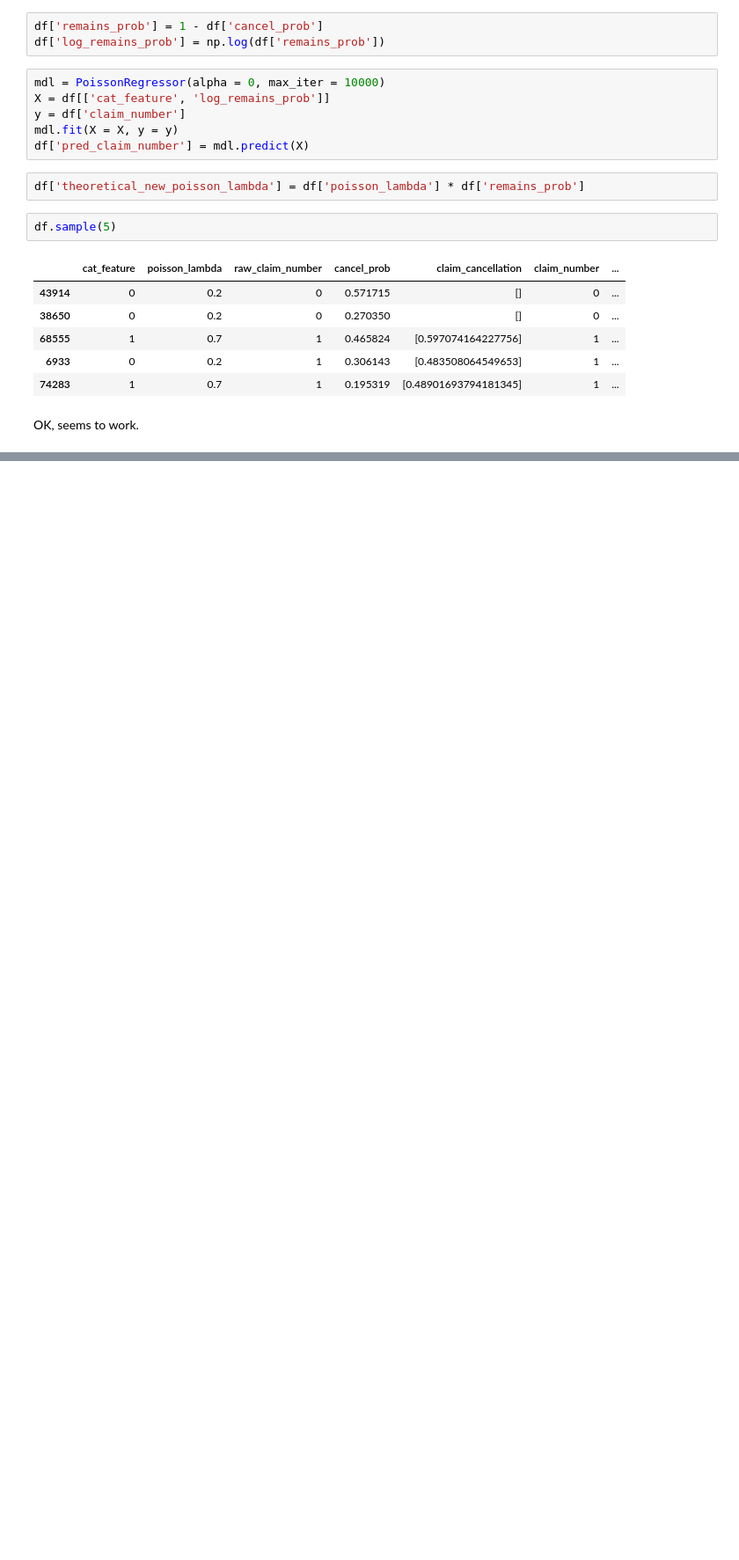
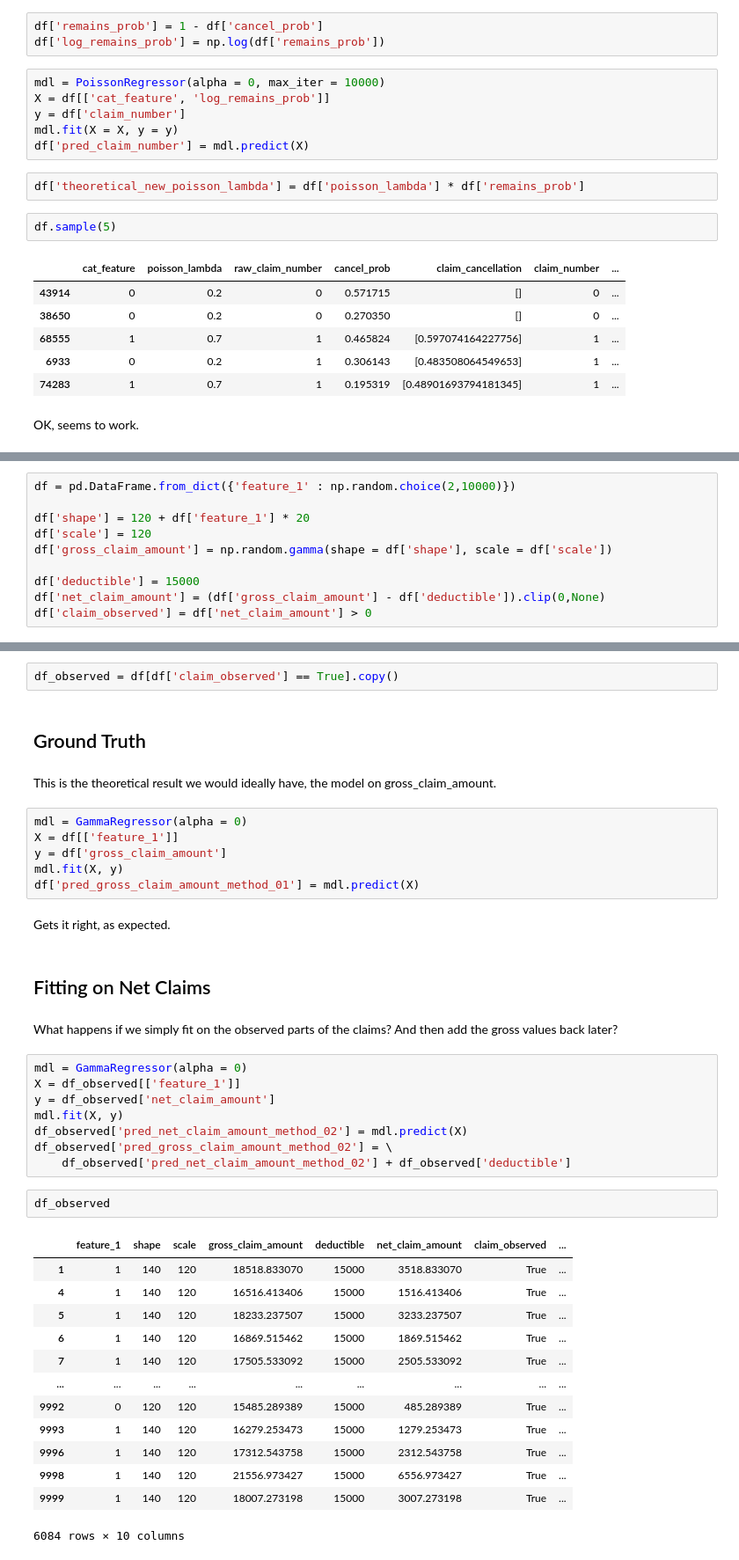
Before and after one commit to MatePocs/insurance, a Jupyter notebook: notebooks/deductibles.ipynb, the cells around one changed output, grey strips where cells are left out. Shown: that part at 88% size. Cells and saved outputs as stored; diff of their text form; blank space fills up the shorter version.

```diff
--- a/notebooks/deductibles.ipynb
+++ b/notebooks/deductibles.ipynb
@@ -197,0 +200,10 @@ OK, seems to work.
+# %%
+df = pd.DataFrame.from_dict({'feature_1' : np.random.choice(2,10000)})
+
+df['shape'] = 120 + df['feature_1'] * 20
+df['scale'] = 120
+df['gross_claim_amount'] = np.random.gamma(shape = df['shape'], scale = df['scale'])
+
+df['deductible'] = 15000
+df['net_claim_amount'] = (df['gross_claim_amount'] - df['deductible']).clip(0,None)
+df['claim_observed'] = df['net_claim_amount'] > 0
@@ -197,0 +220,42 @@ OK, seems to work.
+# %%
+df_observed = df[df['claim_observed'] == True].copy()
+# %% [markdown]
+## Ground Truth
+# %% [markdown]
+This is the theoretical result we would ideally have, the model on gross_claim_amount.
+# %%
+mdl = GammaRegressor(alpha = 0)
+X = df[['feature_1']]
+y = df['gross_claim_amount']
+mdl.fit(X, y)
+df['pred_gross_claim_amount_method_01'] = mdl.predict(X)
+# %% [markdown]
+Gets it right, as expected.
+# %% [markdown]
+## Fitting on Net Claims
+# %% [markdown]
+What happens if we simply fit on the observed parts of the claims? And then add the gross values back later?
+# %%
+mdl = GammaRegressor(alpha = 0)
+X = df_observed[['feature_1']]
+y = df_observed['net_claim_amount']
+mdl.fit(X, y)
+df_observed['pred_net_claim_amount_method_02'] = mdl.predict(X)
+df_observed['pred_gross_claim_amount_method_02'] = \
+    df_observed['pred_net_claim_amount_method_02'] + df_observed['deductible']
+# %%
+df_observed
+# %% [output]
+|  | feature_1 | shape | scale | gross_claim_amount | deductible | net_claim_amount | claim_observed | ... |
+| 1 | 1 | 140 | 120 | 18518.833070 | 15000 | 3518.833070 | True | ... |
+| 4 | 1 | 140 | 120 | 16516.413406 | 15000 | 1516.413406 | True | ... |
+| 5 | 1 | 140 | 120 | 18233.237507 | 15000 | 3233.237507 | True | ... |
+| 6 | 1 | 140 | 120 | 16869.515462 | 15000 | 1869.515462 | True | ... |
+| 7 | 1 | 140 | 120 | 17505.533092 | 15000 | 2505.533092 | True | ... |
+| ... | ... | ... | ... | ... | ... | ... | ... | ... |
+| 9992 | 0 | 120 | 120 | 15485.289389 | 15000 | 485.289389 | True | ... |
+| 9993 | 1 | 140 | 120 | 16279.253473 | 15000 | 1279.253473 | True | ... |
+| 9996 | 1 | 140 | 120 | 17312.543758 | 15000 | 2312.543758 | True | ... |
+| 9998 | 1 | 140 | 120 | 21556.973427 | 15000 | 6556.973427 | True | ... |
+| 9999 | 1 | 140 | 120 | 18007.273198 | 15000 | 3007.273198 | True | ... |
+6084 rows × 10 columns
```
Also changed, not shown: parts of 10 cells of this notebook.
